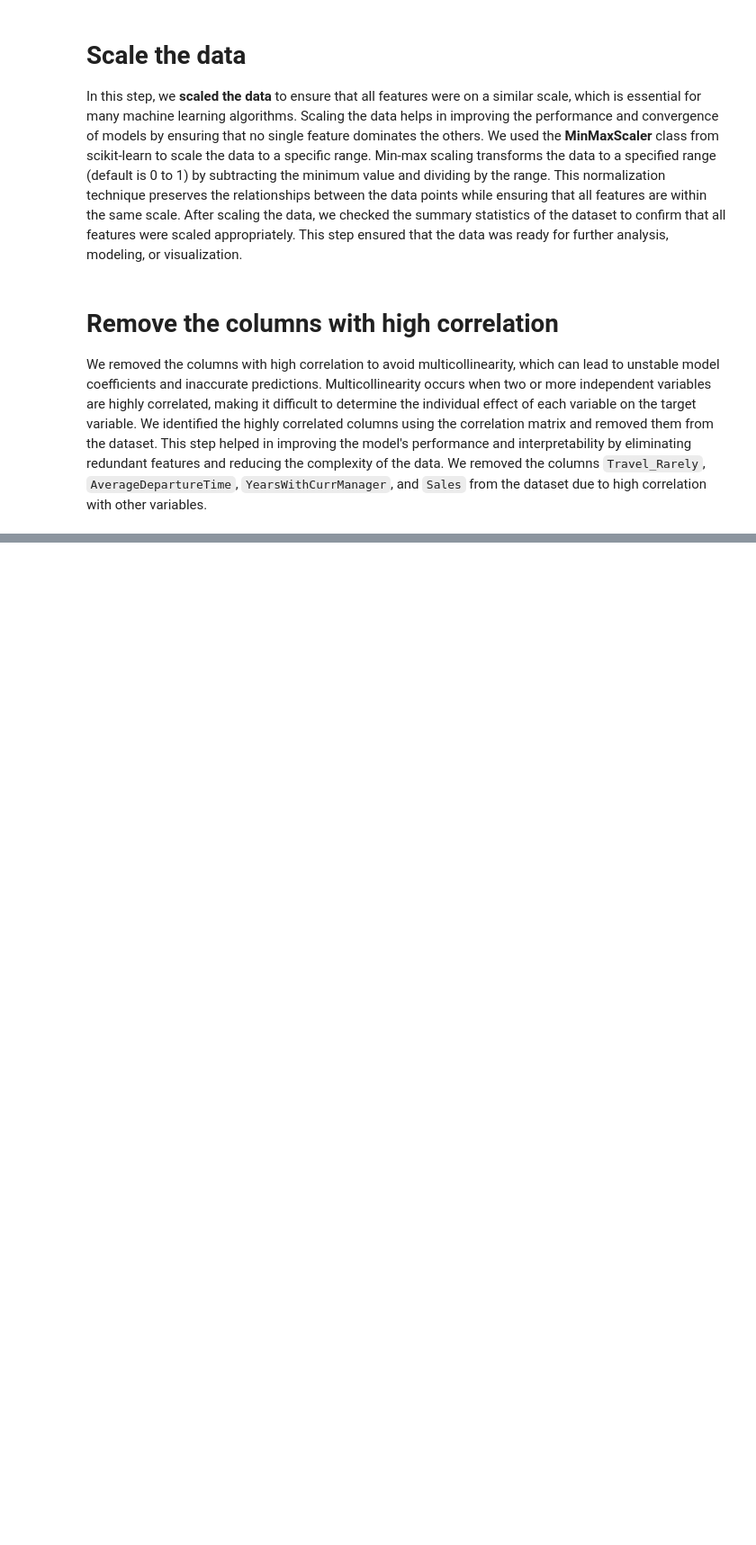
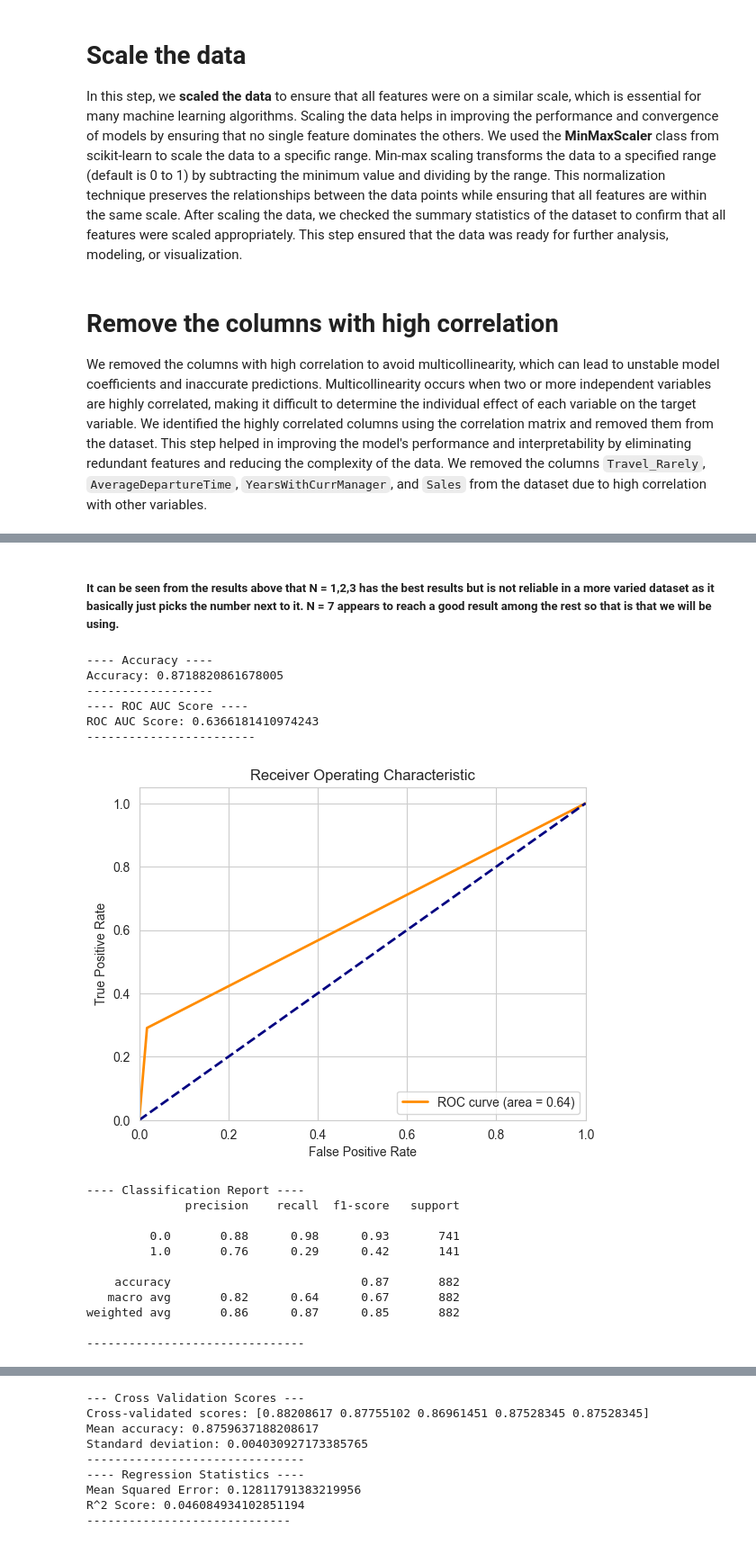
Before and after one commit to En0ri4n/AI-Project, a Jupyter notebook: Project_AI_Group_1.ipynb, the cells around one changed output, grey strips where cells are left out. Shown: that part at 90% size. Drawn from its saved outputs; the diff is of its cells as text; code cells hidden in the pictures; blank space fills up the shorter version.

```diff
--- a/Project_AI_Group_1.ipynb
+++ b/Project_AI_Group_1.ipynb
@@ -263,0 +367,17 @@ full_employee_data.to_csv('full_employee_data_cleaned.csv', index=False)
+# %%
+import pandas as pd
+from sklearn.model_selection import train_test_split
+from sklearn.neighbors import KNeighborsClassifier
+from models.statistics_helper import StatisticsHelper
+
+#Load the data
+full_employee_data: pd.DataFrame = pd.read_csv('full_employee_data_cleaned.csv')
+
+#Prepare the data
+target_column = 'Attrition'
+#Replace 'target_column' with the actual name of the target column
+X = full_employee_data.drop(target_column, axis=1)
+y = full_employee_data[target_column]
+
+#Split the data into training and testing sets
+X_train, X_test, y_train, y_test = train_test_split(X, y, test_size=0.2, shuffle=True, random_state=42)
@@ -263,0 +386,13 @@ full_employee_data.to_csv('full_employee_data_cleaned.csv', index=False)
+# %%
+#Test for the best n_neighbors value
+for i in range(1,20):
+    knn_model = KNeighborsClassifier(n_neighbors=i)
+    knn_model.fit(X_train, y_train)
+
+    #Make predictions
+    y_pred = knn_model.predict(X_test)
+    stats_helper = StatisticsHelper(X, y, knn_model, y_test, y_pred)
+    print(f"N = {i}")
+    stats_helper.show_accuracy()
+    stats_helper.show_cross_val_score()
+    stats_helper.show_roc_auc_score()
@@ -263,0 +417,30 @@ full_employee_data.to_csv('full_employee_data_cleaned.csv', index=False)
+# %% [markdown]
+##### It can be seen from the results above that N = 1,2,3 has the best results but is not reliable in a more varied dataset as it basically just picks the number next to it. N = 7 appears to reach a good result among the rest so that is that we will be using.
+# %%
+knn_model = KNeighborsClassifier(n_neighbors=7)
+knn_model.fit(X_train, y_train)
+
+# Make predictions
+y_pred = knn_model.predict(X_test)
+
+stats_helper = StatisticsHelper(X, y, knn_model, y_test, y_pred)
+stats_helper.show_all()
+# %% [output]
+---- Accuracy ----
+Accuracy: 0.8718820861678005
+------------------
+---- ROC AUC Score ----
+ROC AUC Score: 0.6366181410974243
+------------------------
+[figure, added]
+---- Classification Report ----
+              precision    recall  f1-score   support
+
+         0.0       0.88      0.98      0.93       741
+         1.0       0.76      0.29      0.42       141
+
+    accuracy                           0.87       882
+   macro avg       0.82      0.64      0.67       882
+weighted avg       0.86      0.87      0.85       882
+
+-------------------------------
@@ -263,0 +448,9 @@ full_employee_data.to_csv('full_employee_data_cleaned.csv', index=False)
+--- Cross Validation Scores ---
+Cross-validated scores: [0.88208617 0.87755102 0.86961451 0.87528345 0.87528345]
+Mean accuracy: 0.8759637188208617
+Standard deviation: 0.004030927173385765
+-------------------------------
+---- Regression Statistics ----
+Mean Squared Error: 0.12811791383219956
+R^2 Score: 0.046084934102851194
+-----------------------------
```
Also changed, not shown: parts of 17 cells of this notebook.
